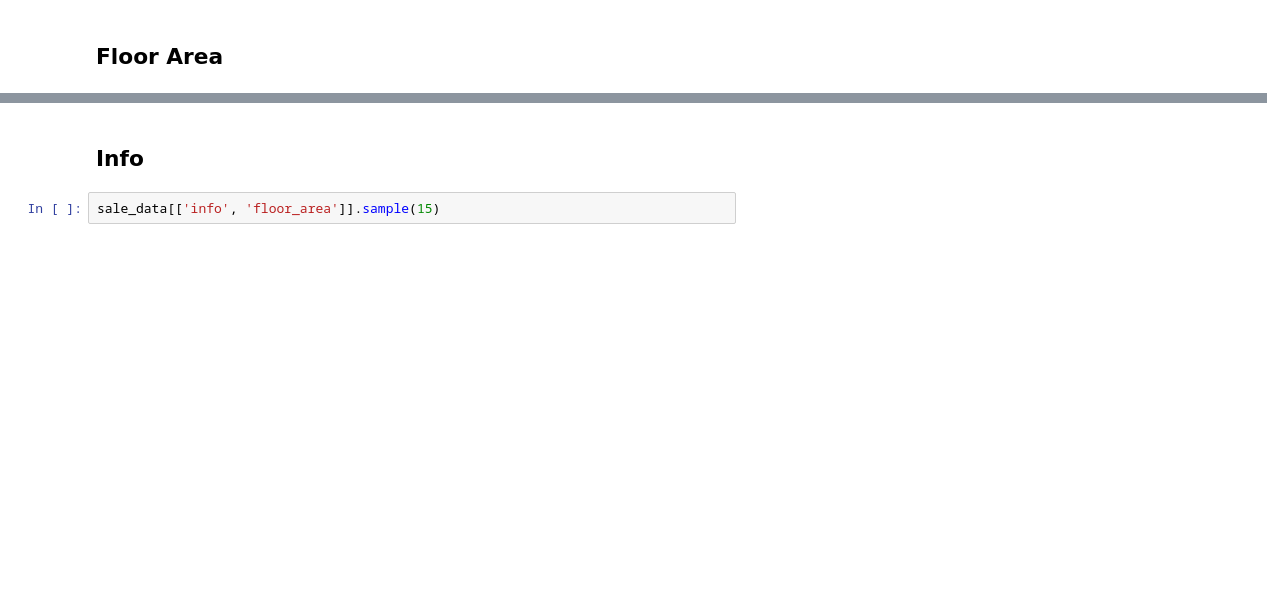
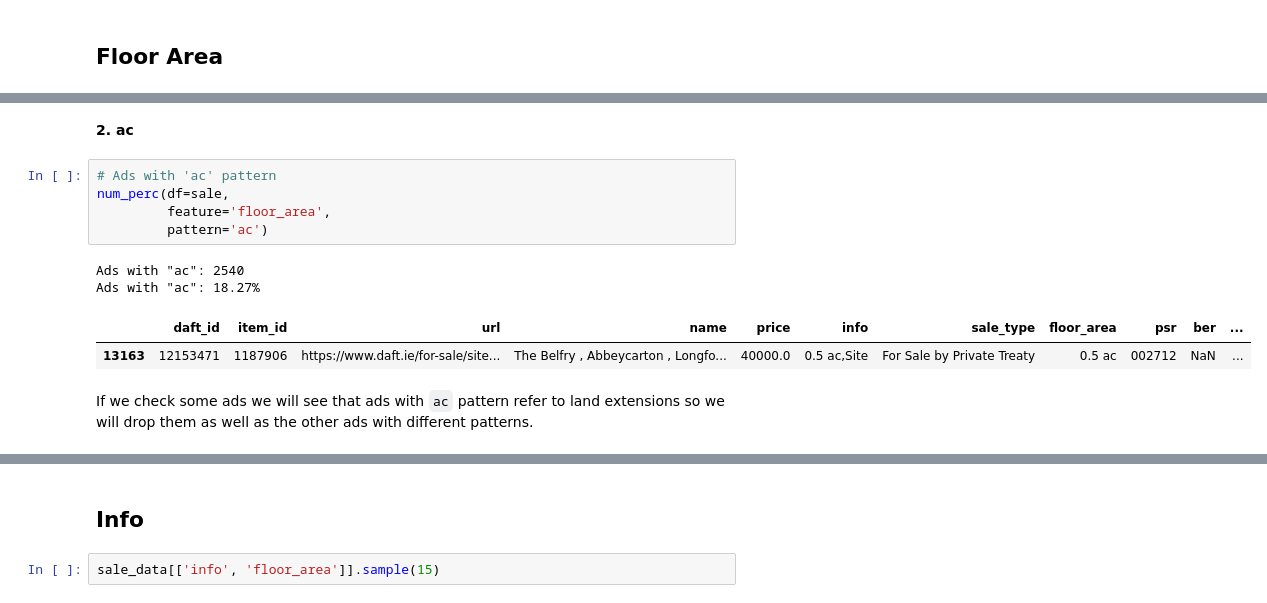
Before and after one commit to javiicc/Identifying_Potential_Investment_Opportunities_In_The_Irish_Real_Estate_Market_Using_MachineLearning, a Jupyter notebook: Data_Cleansing_and_Wrangling.ipynb, the cells around one changed output, grey strips where cells are left out. Saved outputs shown, nothing was run; the diff lists cells and outputs as text; blank space fills up the shorter version.

```diff
--- a/Data_Cleansing_and_Wrangling.ipynb
+++ b/Data_Cleansing_and_Wrangling.ipynb
@@ -380,0 +323,14 @@ After: (8356, 18)
+# %% [markdown]
+**2. ac**
+# %%
+# Ads with 'ac' pattern
+num_perc(df=sale,
+         feature='floor_area',
+         pattern='ac')
+# %% [output]
+Ads with "ac": 2540
+Ads with "ac": 18.27%
+|  | daft_id | item_id | url | name | price | info | sale_type | floor_area | psr | ber | ... |
+| 13163 | 12153471 | 1187906 | https://www.daft.ie/for-sale/site... | The Belfry , Abbeycarton , Longfo... | 40000.0 | 0.5 ac,Site | For Sale by Private Treaty | 0.5 ac | 002712 | NaN | ... |
+# %% [markdown]
+If we check some ads we will see that ads with `ac` pattern refer to land extensions so we will drop them as well as the other ads with different patterns.
```
Also changed, not shown: parts of 35 cells of this notebook, 1 other file.
